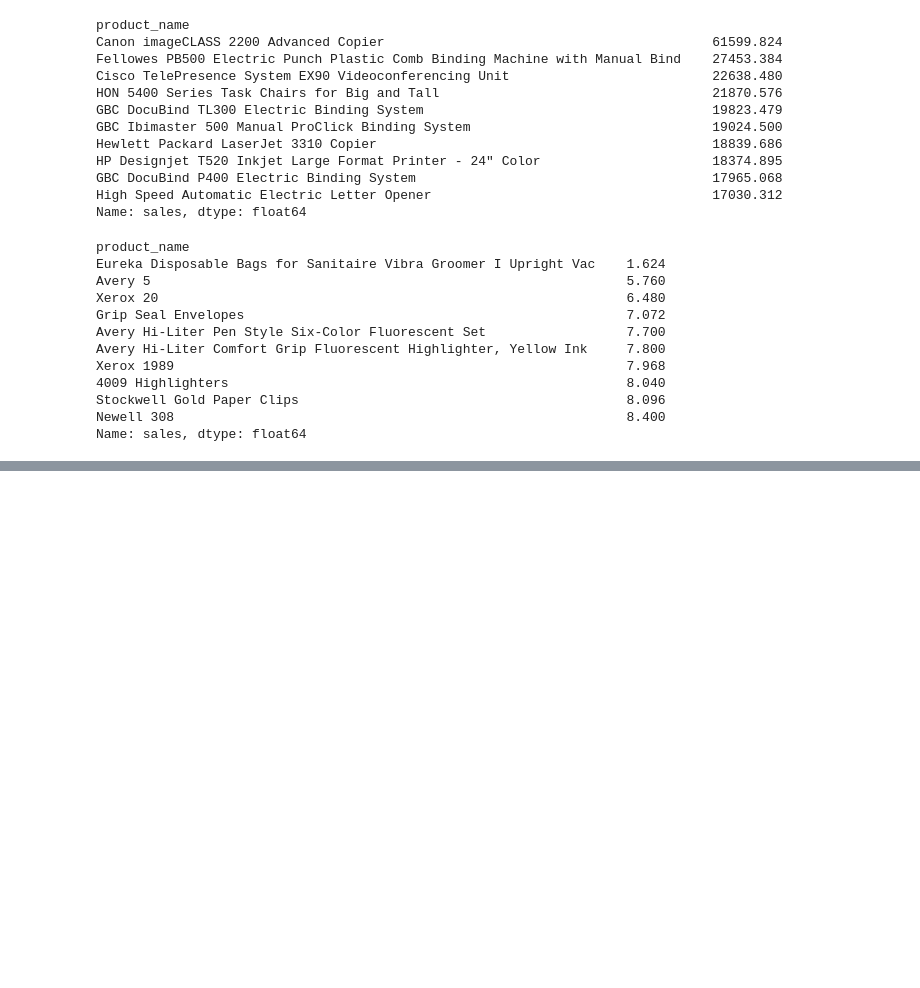
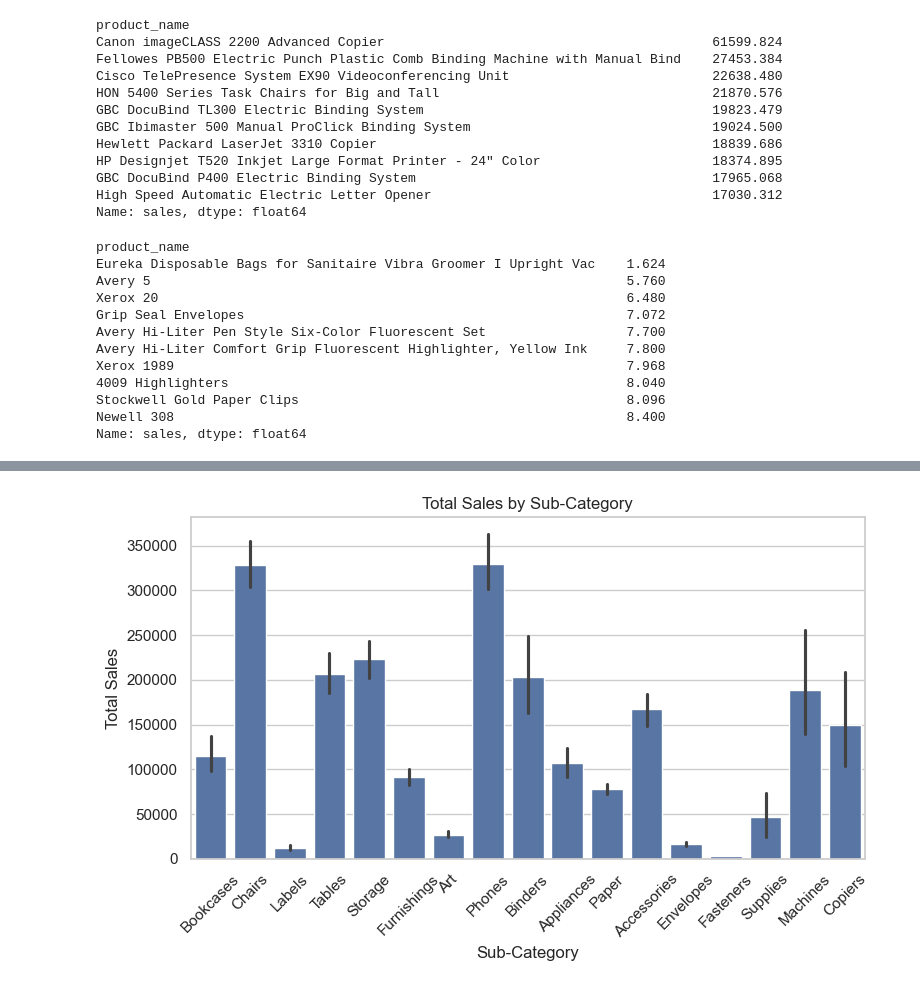
Before and after one commit to gildaemeni/retail-sales-data-analysis, a Jupyter notebook: Retail_Sales_Analysis.ipynb, the cells around one changed output, grey strips where cells are left out. Cells and saved outputs as stored; diff of their text form; code cells hidden in the pictures; blank space fills up the shorter version.

Commit message:
Analyzed sales and profit by sub-category

```diff
--- a/Retail_Sales_Analysis.ipynb
+++ b/Retail_Sales_Analysis.ipynb
@@ -249,0 +273,14 @@ Name: sales, dtype: float64
+# %%
+# Bar chart showing the total sales by sub-category
+plt.figure(figsize=(8, 5))
+sns.barplot(data=df, x='sub-category', y='sales', estimator=sum)
+
+plt.title('Total Sales by Sub-Category')
+plt.xlabel('Sub-Category')
+plt.ylabel('Total Sales')
+plt.xticks(rotation=45)
+plt.tight_layout()
+
+plt.show()
+# %% [output]
+[figure, added]
```
Also changed, not shown: parts of 3 cells of this notebook.
